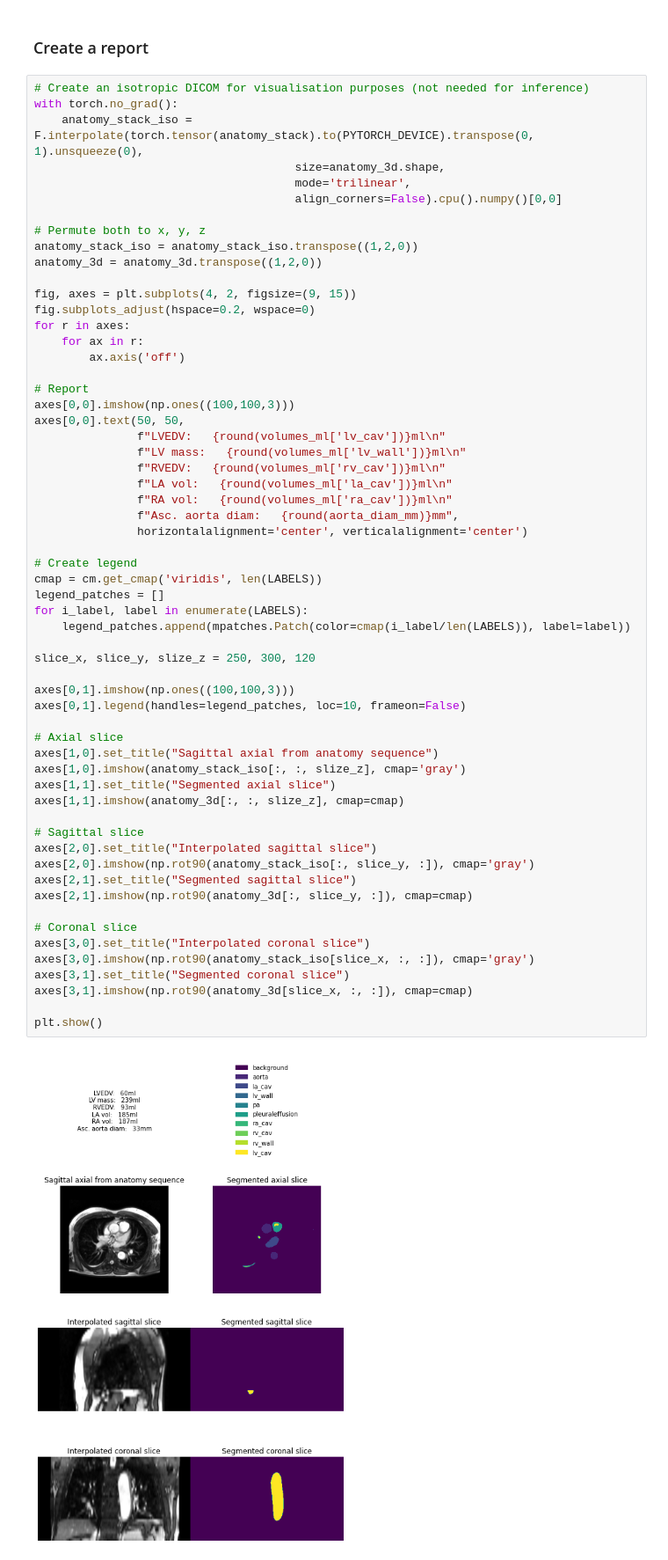
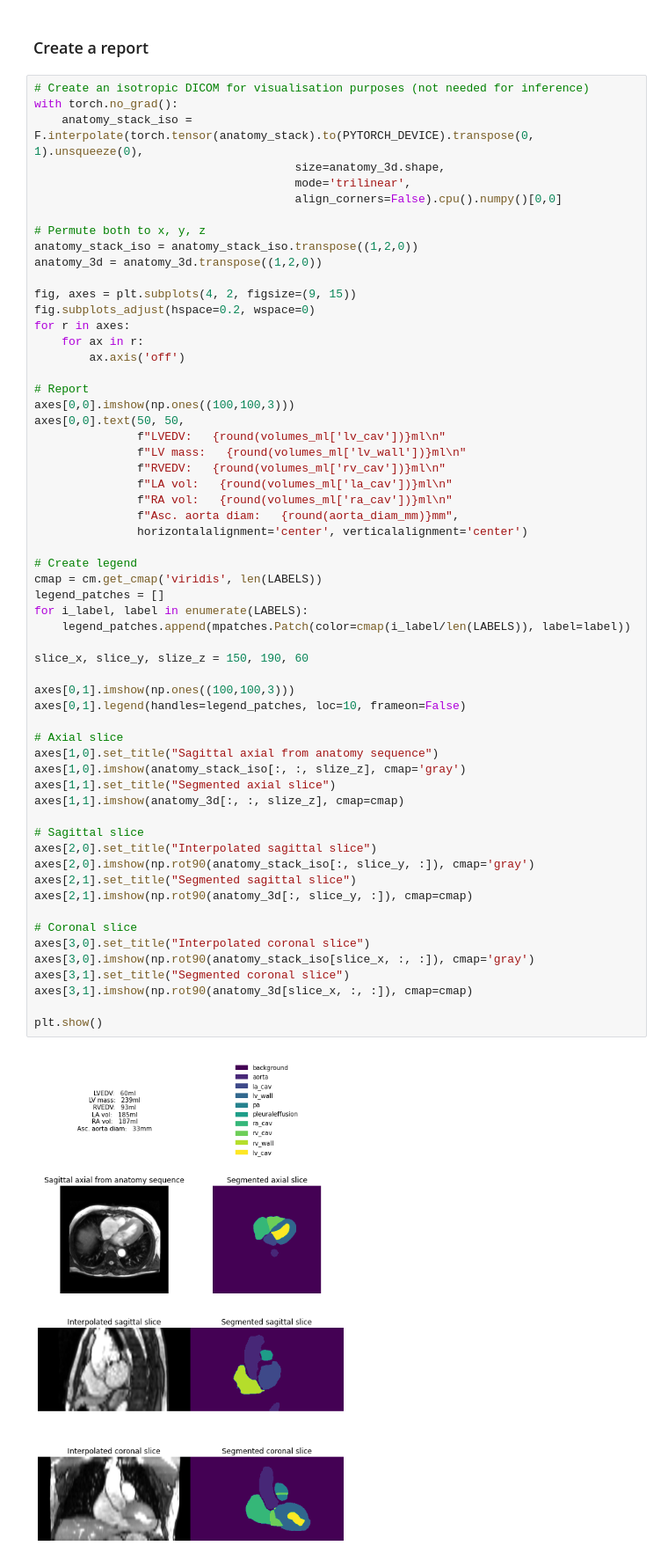
Before and after one commit to jphdotam/APAYNG, a Jupyter notebook: inference_torchscript.ipynb, the cells around one changed output. Shown at 88% size. Drawn from its saved outputs; the diff is of its cells as text.

```diff
--- a/inference_torchscript.ipynb
+++ b/inference_torchscript.ipynb
@@ -108,32 +108,32 @@ axes[0,0].text(50, 50,
 # Create legend
 cmap = cm.get_cmap('viridis', len(LABELS))
 legend_patches = []
 for i_label, label in enumerate(LABELS):
     legend_patches.append(mpatches.Patch(color=cmap(i_label/len(LABELS)), label=label))
 
-slice_x, slice_y, slize_z = 250, 300, 120
+slice_x, slice_y, slize_z = 150, 190, 60
 
 axes[0,1].imshow(np.ones((100,100,3)))
 axes[0,1].legend(handles=legend_patches, loc=10, frameon=False)
 
 # Axial slice
 axes[1,0].set_title("Sagittal axial from anatomy sequence")
 axes[1,0].imshow(anatomy_stack_iso[:, :, slize_z], cmap='gray')
 axes[1,1].set_title("Segmented axial slice")
 axes[1,1].imshow(anatomy_3d[:, :, slize_z], cmap=cmap)
 
 # Sagittal slice
 axes[2,0].set_title("Interpolated sagittal slice")
 axes[2,0].imshow(np.rot90(anatomy_stack_iso[:, slice_y, :]), cmap='gray')
 axes[2,1].set_title("Segmented sagittal slice")
 axes[2,1].imshow(np.rot90(anatomy_3d[:, slice_y, :]), cmap=cmap)
 
 # Coronal slice
 axes[3,0].set_title("Interpolated coronal slice")
 axes[3,0].imshow(np.rot90(anatomy_stack_iso[slice_x, :, :]), cmap='gray')
 axes[3,1].set_title("Segmented coronal slice")
 axes[3,1].imshow(np.rot90(anatomy_3d[slice_x, :, :]), cmap=cmap)
 
 plt.show()
 # %% [output]
-[figure, old version]
+[figure, new version]
```
